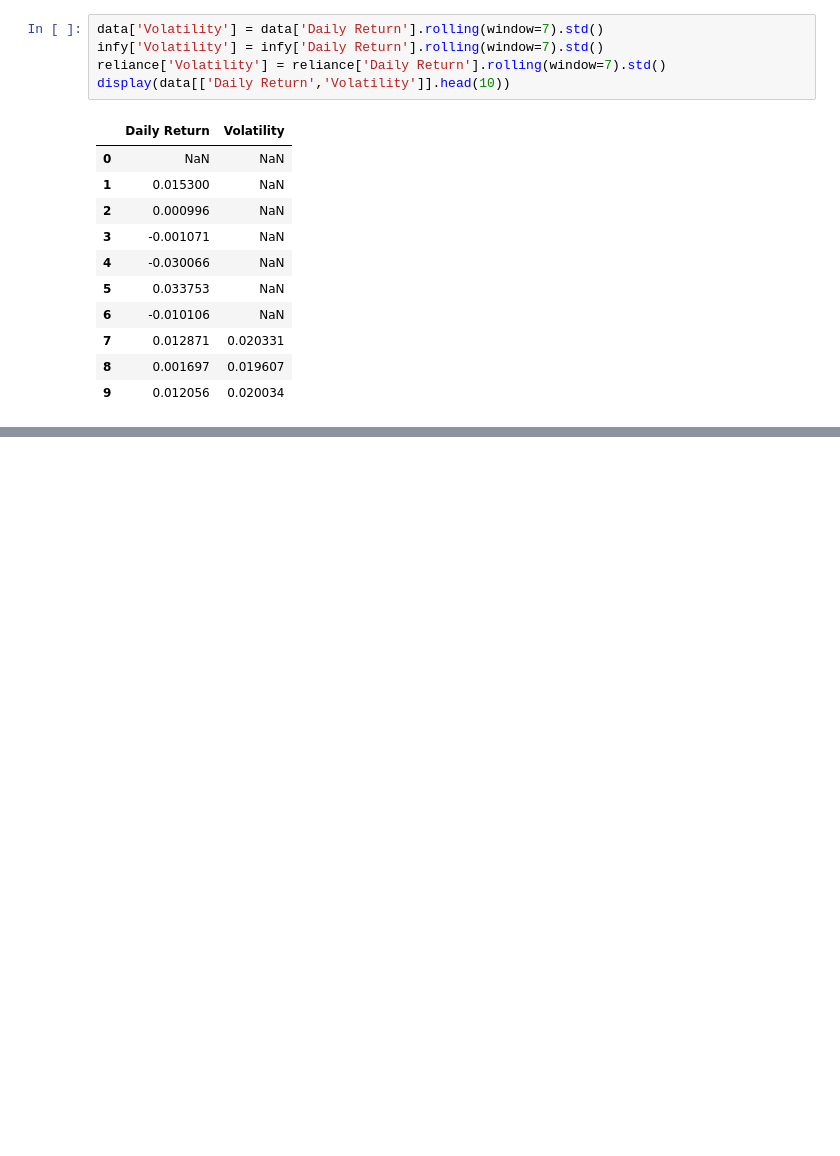
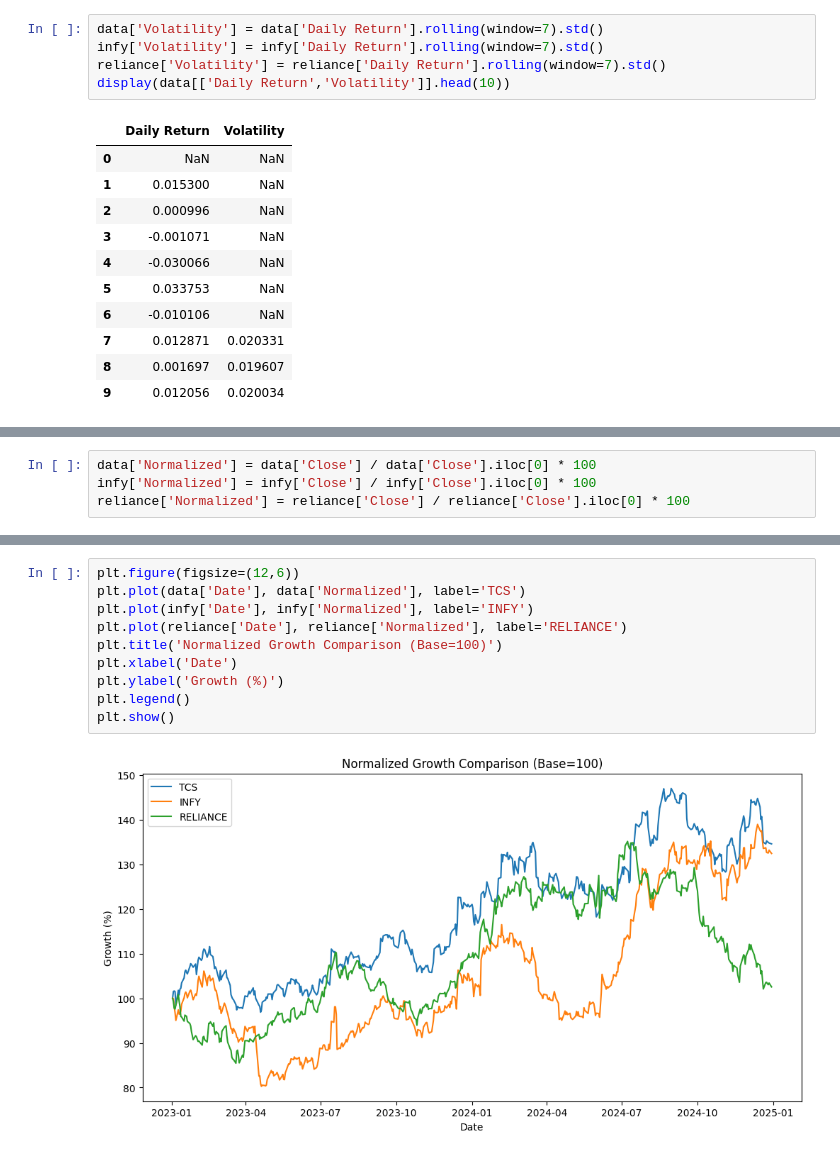
Before and after one commit to Manjunath-Kurubar/stock-market-data-analysis, a Jupyter notebook: Stock_Market_Analysis.ipynb, the cells around one changed output, grey strips where cells are left out. Drawn from its saved outputs; the diff is of its cells as text; blank space fills up the shorter version.

```diff
--- a/Stock_Market_Analysis.ipynb
+++ b/Stock_Market_Analysis.ipynb
@@ -373,0 +386,4 @@ RELIANCE average daily return: 0.0001334993180955223
+# %%
+data['Normalized'] = data['Close'] / data['Close'].iloc[0] * 100
+infy['Normalized'] = infy['Close'] / infy['Close'].iloc[0] * 100
+reliance['Normalized'] = reliance['Close'] / reliance['Close'].iloc[0] * 100
@@ -373,0 +399,12 @@ RELIANCE average daily return: 0.0001334993180955223
+# %%
+plt.figure(figsize=(12,6))
+plt.plot(data['Date'], data['Normalized'], label='TCS')
+plt.plot(infy['Date'], infy['Normalized'], label='INFY')
+plt.plot(reliance['Date'], reliance['Normalized'], label='RELIANCE')
+plt.title('Normalized Growth Comparison (Base=100)')
+plt.xlabel('Date')
+plt.ylabel('Growth (%)')
+plt.legend()
+plt.show()
+# %% [output]
+[figure, added]
```
Also changed, not shown: parts of 16 cells of this notebook.
